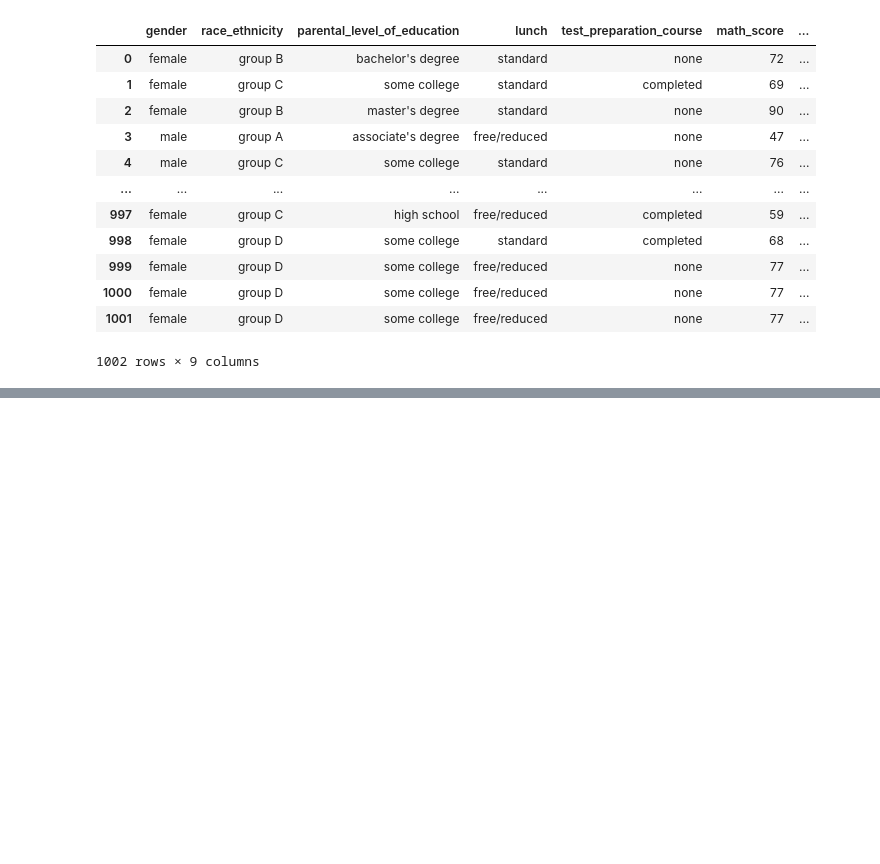
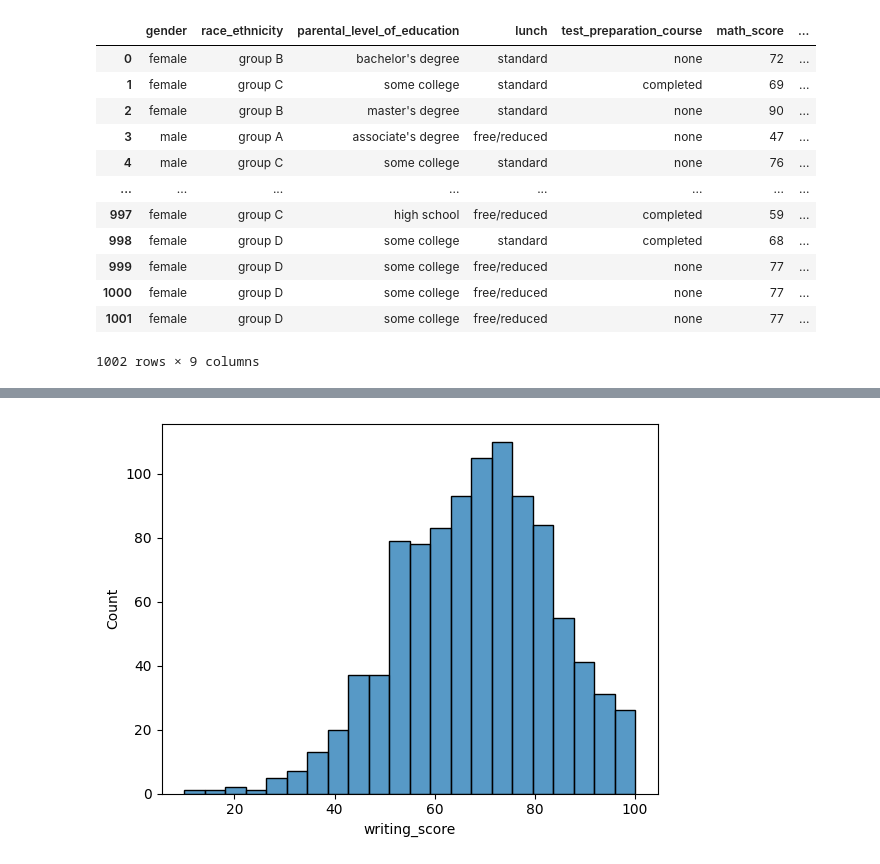
Before and after one commit to priyasonkar03/Basic_DataAnalyticsTask, a Jupyter notebook: research/main.ipynb, the cells around one changed output, grey strips where cells are left out. Cells and saved outputs as stored; diff of their text form; code cells hidden in the pictures; blank space fills up the shorter version.

```diff
--- a/research/main.ipynb
+++ b/research/main.ipynb
@@ -171,0 +210,6 @@ sns.histplot(df["average"],bins=15, kde=True, color="y")
+# %%
+# 1, Create a single histogram with all scores
+sns.histplot(df["writing_score"])
+plt.show()
+# %% [output]
+[figure, added]
```
Also changed, not shown: parts of 21 cells of this notebook, 2 other files.
